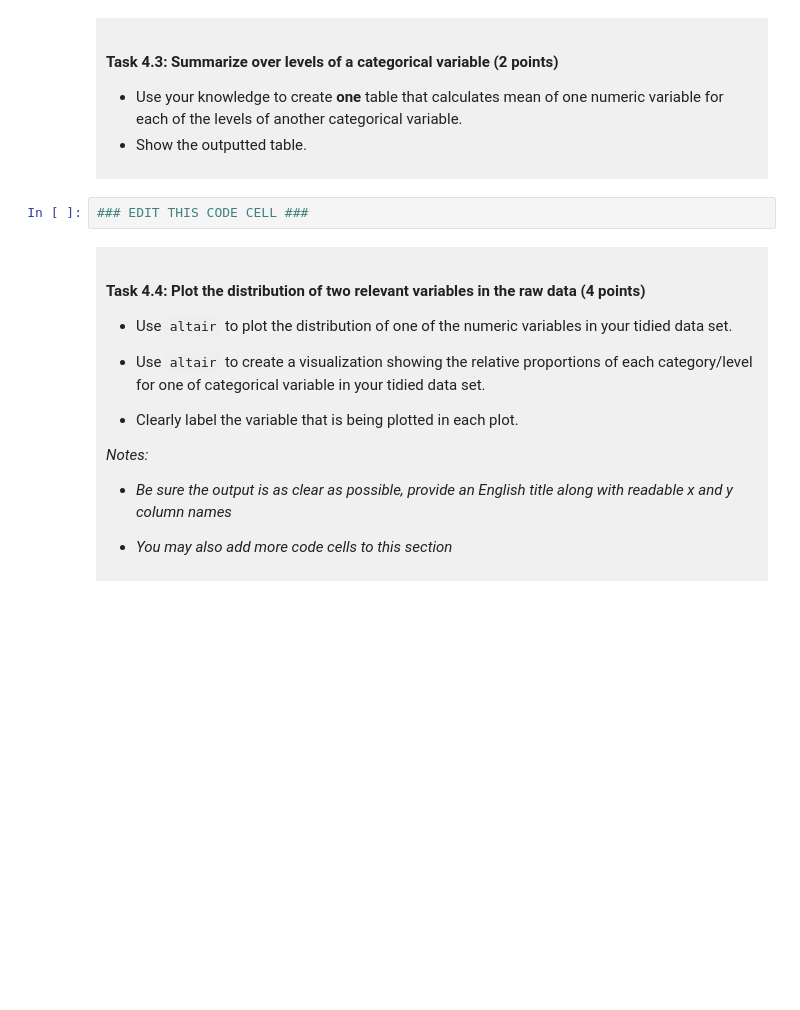
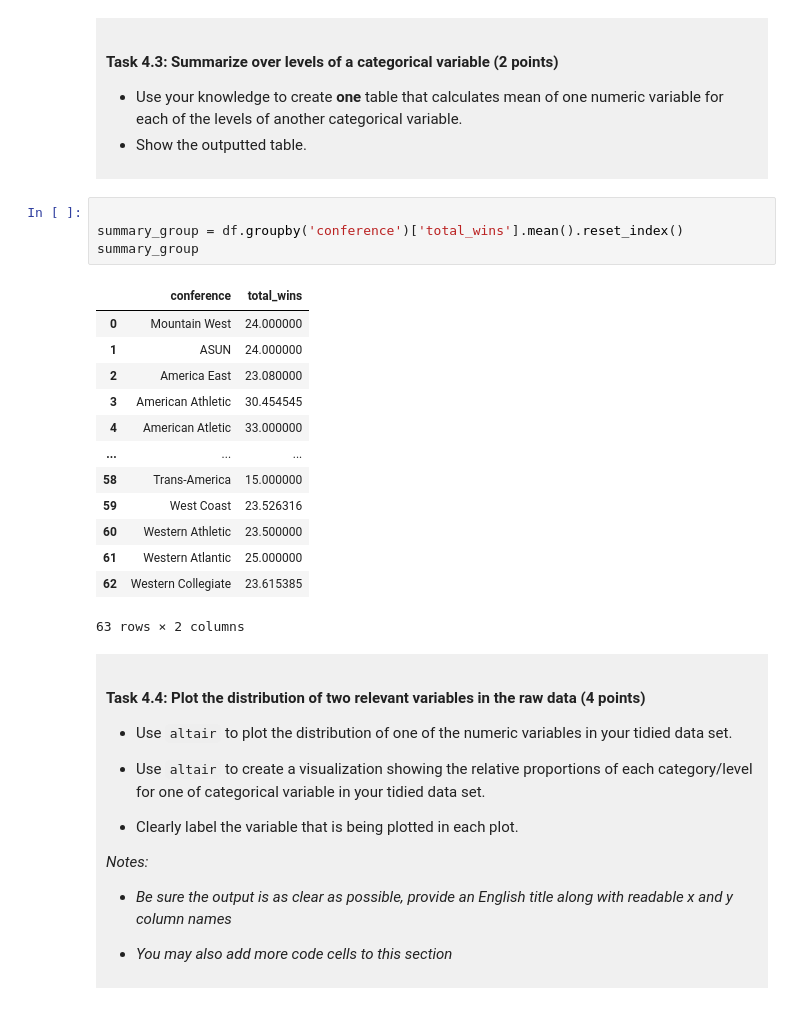
Before and after one commit to raoshuyi5-code/dsci-100-project-Shuyi-Rao, a Jupyter notebook: dsci-100-project-notebook.ipynb, the cells around one changed output. Drawn from its saved outputs; the diff is of its cells as text; blank space fills up the shorter version.

```diff
--- a/dsci-100-project-notebook.ipynb
+++ b/dsci-100-project-notebook.ipynb
@@ -262,7 +291,23 @@ You will refine your research question (if needed) and produce a tidy data set.
 - Show the outputted table.
 </div>
 # %%
-### EDIT THIS CODE CELL ###
+
+summary_group = df.groupby('conference')['total_wins'].mean().reset_index()
+summary_group
+# %% [output]
+|  | conference | total_wins |
+| 0 | Mountain West | 24.000000 |
+| 1 | ASUN | 24.000000 |
+| 2 | America East | 23.080000 |
+| 3 | American Athletic | 30.454545 |
+| 4 | American Atletic | 33.000000 |
+| ... | ... | ... |
+| 58 | Trans-America | 15.000000 |
+| 59 | West Coast | 23.526316 |
+| 60 | Western Athletic | 23.500000 |
+| 61 | Western Atlantic | 25.000000 |
+| 62 | Western Collegiate | 23.615385 |
+63 rows × 2 columns
 # %% [markdown]
 <div style="background-color: #f0f0f0; padding: 10px;">
 
```
Also changed, not shown: parts of 11 cells of this notebook.
